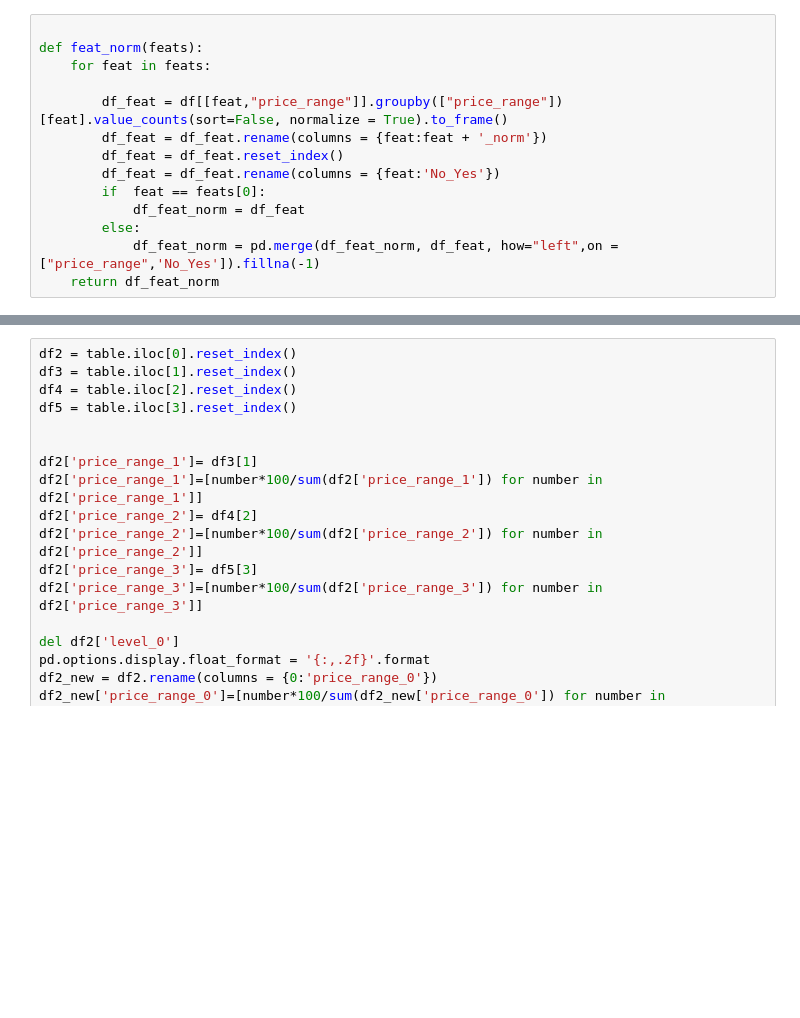
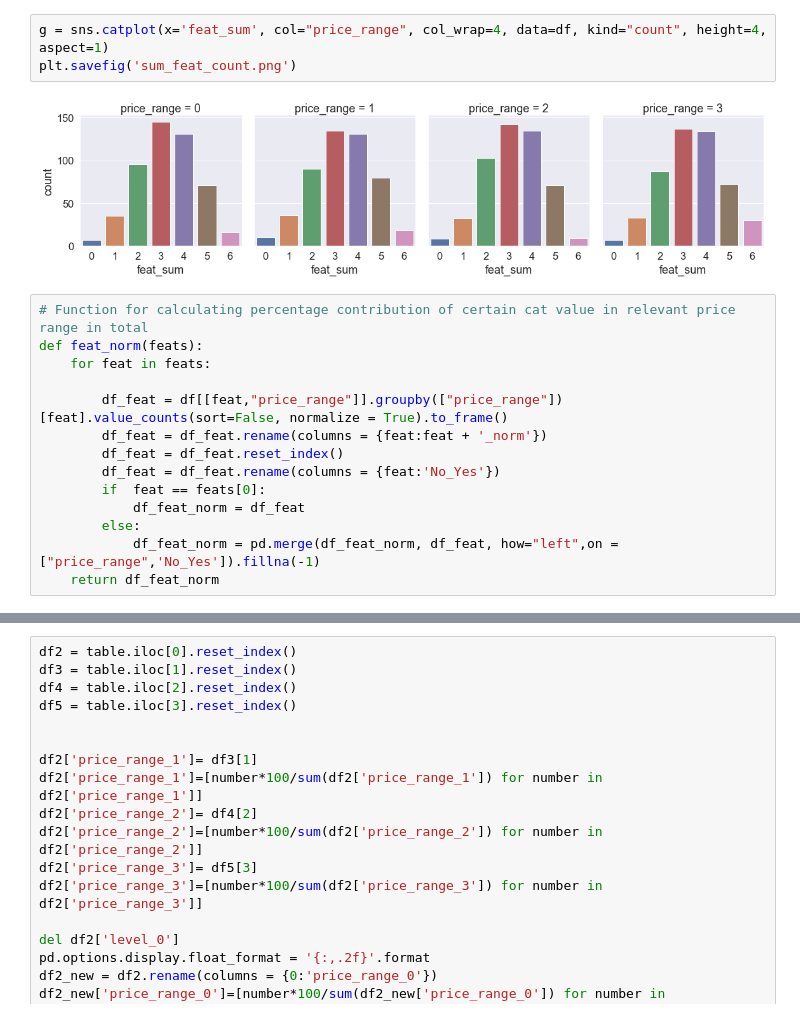
Before and after one commit to pprochon/Data_visualisation, a Jupyter notebook: Mobile_visualization.ipynb, the cells around one changed output, grey strips where cells are left out. Drawn from its saved outputs; the diff is of its cells as text; blank space fills up the shorter version.

```diff
--- a/Mobile_visualization.ipynb
+++ b/Mobile_visualization.ipynb
@@ -121,5 +176,10 @@ df_feat = df_feat.reset_index()
+# %%
+g = sns.catplot(x='feat_sum', col="price_range", col_wrap=4, data=df, kind="count", height=4, aspect=1)
+plt.savefig('sum_feat_count.png')
+# %% [output]
+[figure, new version]
 # %%
-
+# Function for calculating percentage contribution of certain cat value in relevant price range in total
 def feat_norm(feats):
     for feat in feats:
 
```
Also changed, not shown: parts of 23 cells of this notebook, 3 other files.
